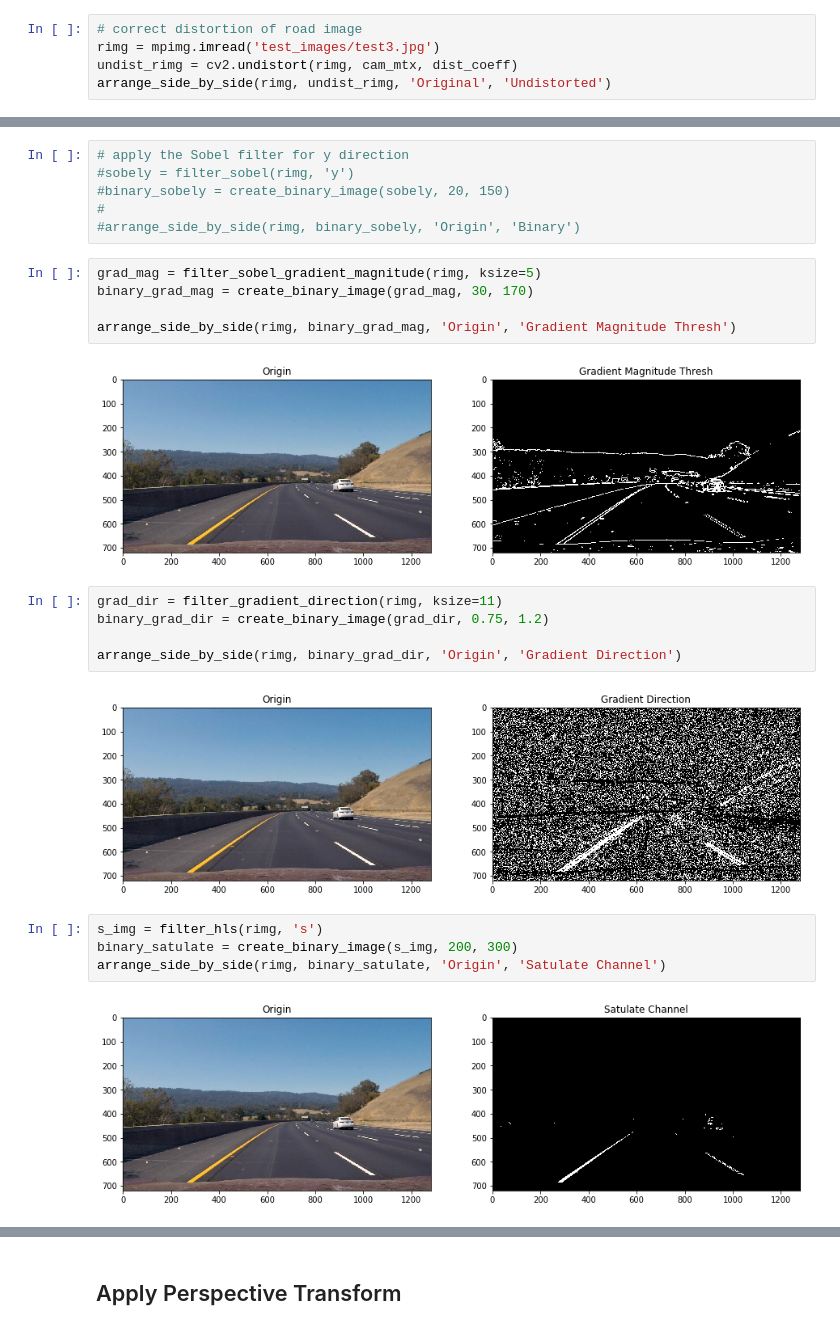
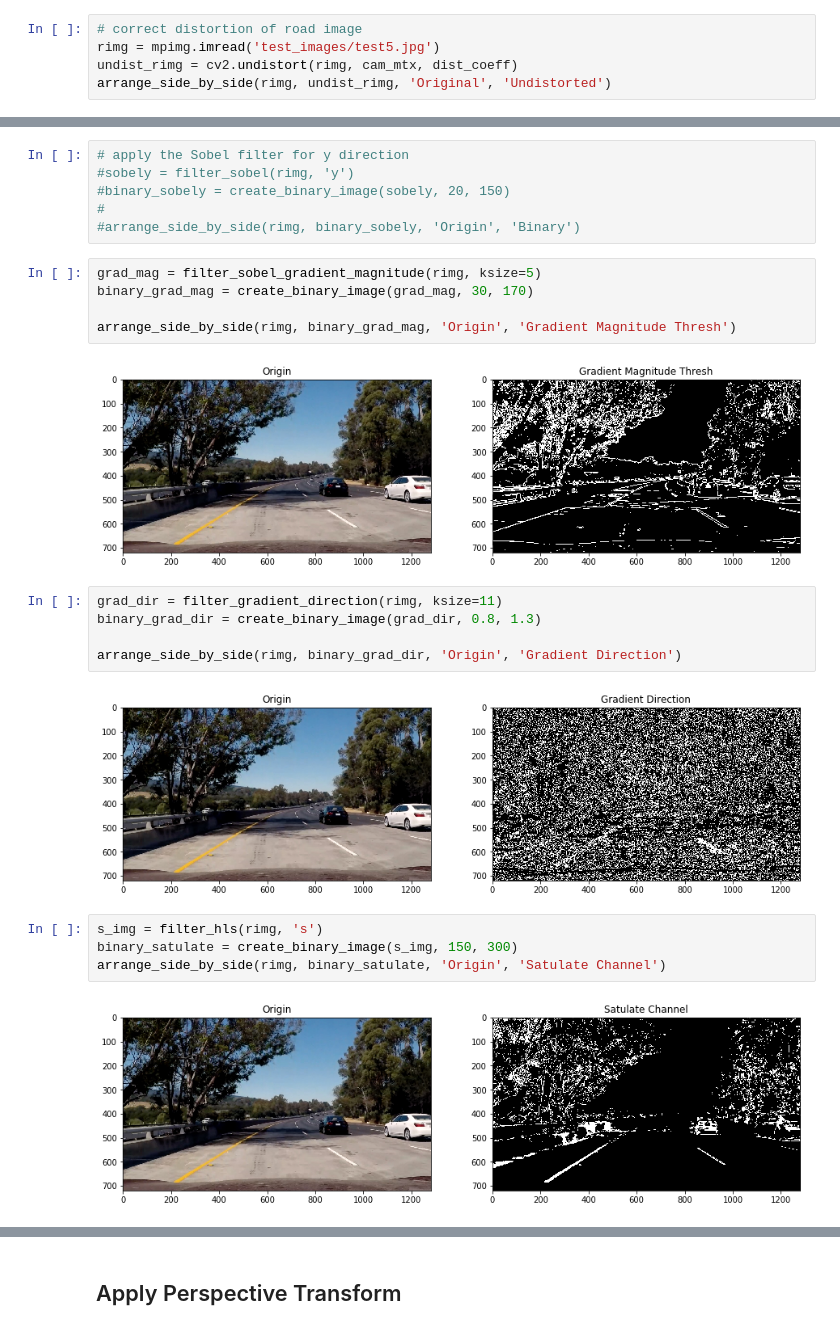
Before and after one commit to MasanaoMatsuda/finding-lane-lines, a Jupyter notebook: AdvancedLaneFinding/AdvancedLaneFinding.ipynb, the cells around one changed output, grey strips where cells are left out. Drawn from its saved outputs; the diff is of its cells as text.

```diff
--- a/AdvancedLaneFinding/AdvancedLaneFinding.ipynb
+++ b/AdvancedLaneFinding/AdvancedLaneFinding.ipynb
@@ -119,7 +119,7 @@ arrange_side_by_side(img, undist_img, 'Original', 'Undistorted')
 [figure]
 # %%
 # correct distortion of road image
-rimg = mpimg.imread('test_images/test3.jpg')
+rimg = mpimg.imread('test_images/test5.jpg')
 undist_rimg = cv2.undistort(rimg, cam_mtx, dist_coeff)
 arrange_side_by_side(rimg, undist_rimg, 'Original', 'Undistorted')
 # %% [output]
@@ -186,20 +186,20 @@ binary_grad_mag = create_binary_image(grad_mag, 30, 170)
 
 arrange_side_by_side(rimg, binary_grad_mag, 'Origin', 'Gradient Magnitude Thresh')
 # %% [output]
-[figure, old version]
+[figure, new version]
 # %%
 grad_dir = filter_gradient_direction(rimg, ksize=11)
-binary_grad_dir = create_binary_image(grad_dir, 0.75, 1.2)
+binary_grad_dir = create_binary_image(grad_dir, 0.8, 1.3)
 
 arrange_side_by_side(rimg, binary_grad_dir, 'Origin', 'Gradient Direction')
 # %% [output]
-[figure, old version]
+[figure, new version]
 # %%
 s_img = filter_hls(rimg, 's')
-binary_satulate = create_binary_image(s_img, 200, 300)
+binary_satulate = create_binary_image(s_img, 150, 300)
 arrange_side_by_side(rimg, binary_satulate, 'Origin', 'Satulate Channel')
 # %% [output]
-[figure, old version]
+[figure, new version]
 # %%
 # Combine the above binary images
 binary = np.zeros_like(binary_grad_dir)
```
Also changed, not shown: parts of 14 cells of this notebook.
